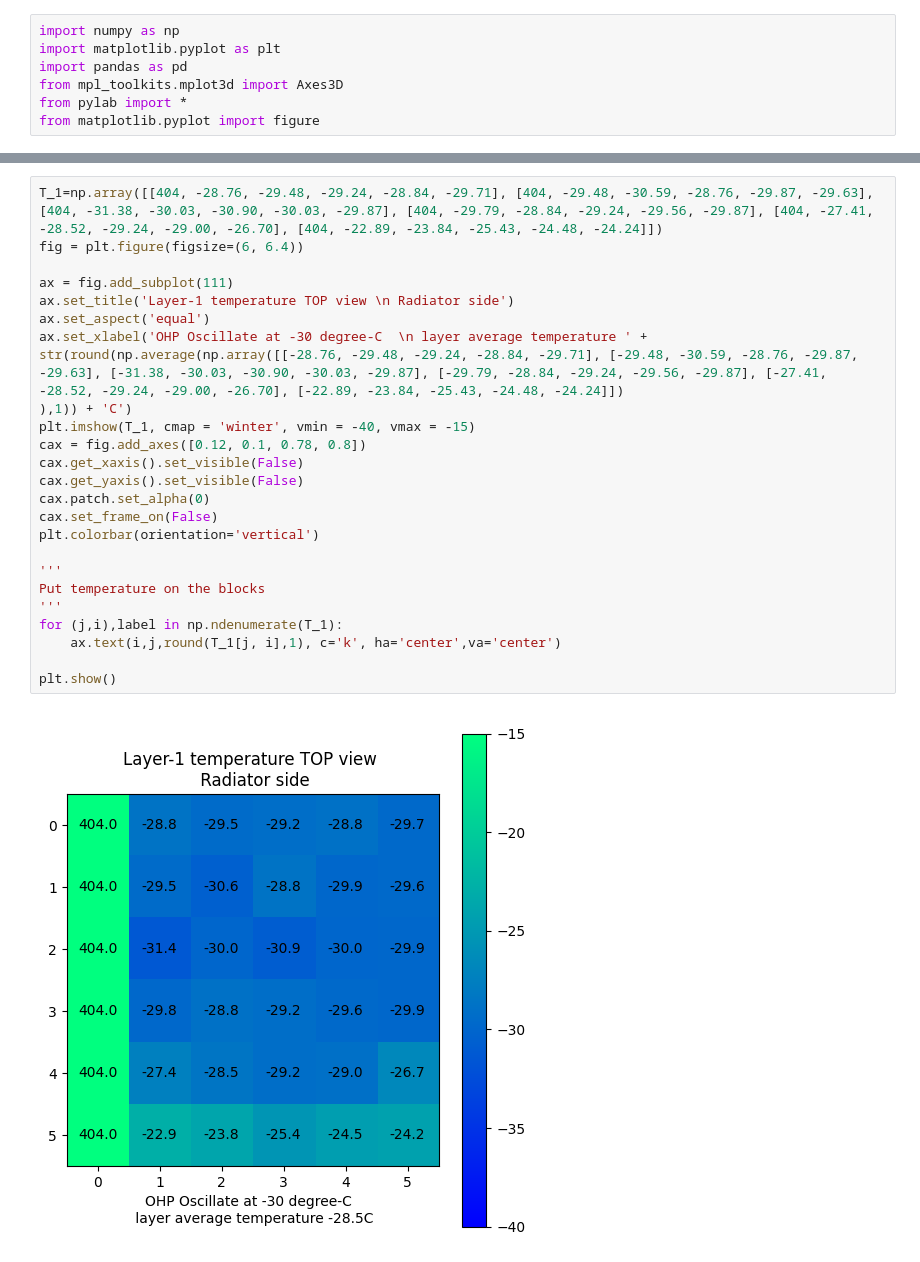
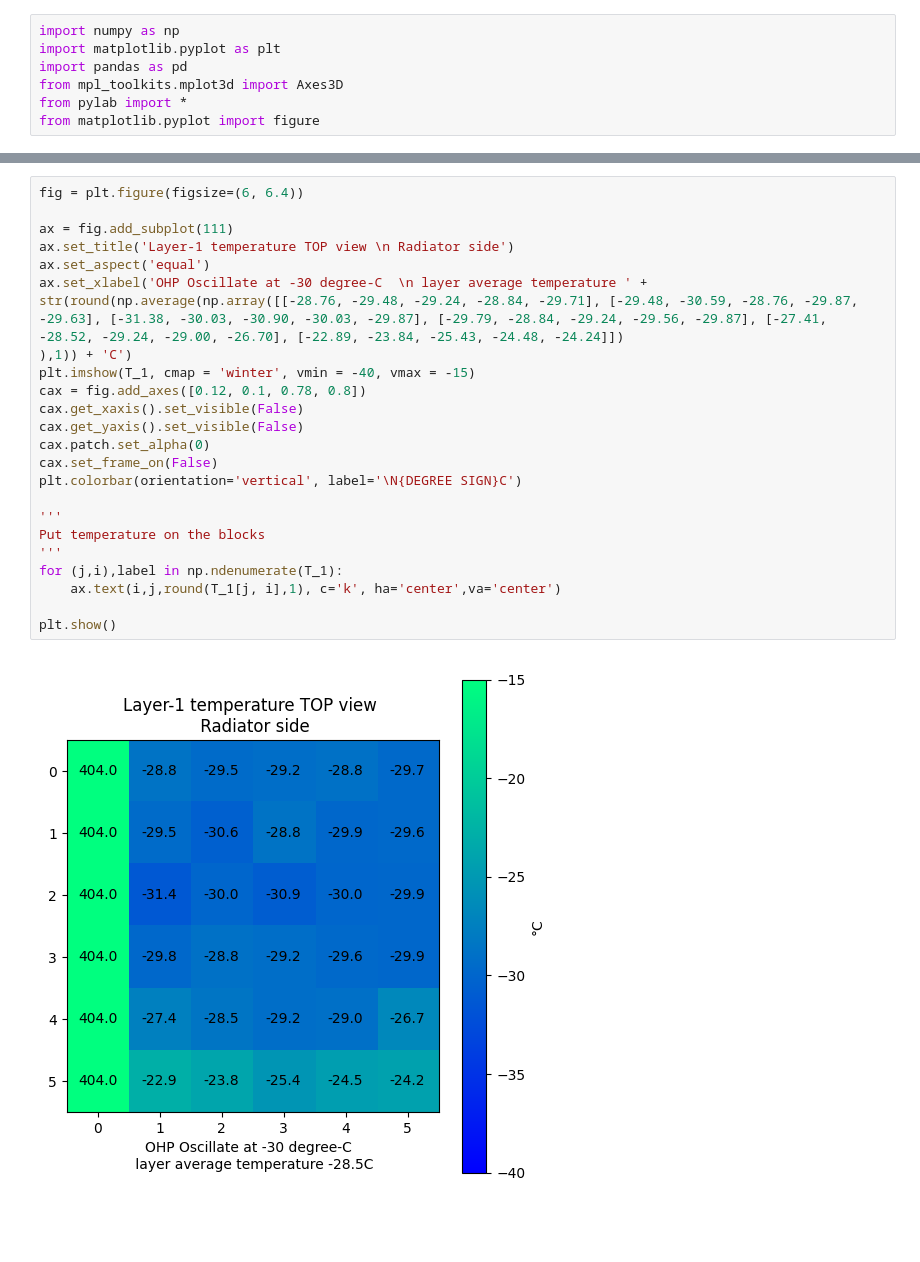
Before and after one commit to Eclipsedclaw/GAPS_thermal, a Jupyter notebook: tracker_temp.ipynb, the cells around one changed output, grey strips where cells are left out. Drawn from its saved outputs; the diff is of its cells as text; blank space fills up the shorter version.

```diff
--- a/tracker_temp.ipynb
+++ b/tracker_temp.ipynb
@@ -41,27 +91,26 @@ plt.show()
 # %%
-T_1=np.array([[404, -28.76, -29.48, -29.24, -28.84, -29.71], [404, -29.48, -30.59, -28.76, -29.87, -29.63], [404, -31.38, -30.03, -30.90, -30.03, -29.87], [404, -29.79, -28.84, -29.24, -29.56, -29.87], [404, -27.41, -28.52, -29.24, -29.00, -26.70], [404, -22.89, -23.84, -25.43, -24.48, -24.24]])
 fig = plt.figure(figsize=(6, 6.4))
 
 ax = fig.add_subplot(111)
 ax.set_title('Layer-1 temperature TOP view \n Radiator side')
 ax.set_aspect('equal')
 ax.set_xlabel('OHP Oscillate at -30 degree-C  \n layer average temperature ' + str(round(np.average(np.array([[-28.76, -29.48, -29.24, -28.84, -29.71], [-29.48, -30.59, -28.76, -29.87, -29.63], [-31.38, -30.03, -30.90, -30.03, -29.87], [-29.79, -28.84, -29.24, -29.56, -29.87], [-27.41, -28.52, -29.24, -29.00, -26.70], [-22.89, -23.84, -25.43, -24.48, -24.24]])
 ),1)) + 'C')
 plt.imshow(T_1, cmap = 'winter', vmin = -40, vmax = -15)
 cax = fig.add_axes([0.12, 0.1, 0.78, 0.8])
 cax.get_xaxis().set_visible(False)
 cax.get_yaxis().set_visible(False)
 cax.patch.set_alpha(0)
 cax.set_frame_on(False)
-plt.colorbar(orientation='vertical')
+plt.colorbar(orientation='vertical', label='\N{DEGREE SIGN}C')
 
 '''
 Put temperature on the blocks
 '''
 for (j,i),label in np.ndenumerate(T_1):
     ax.text(i,j,round(T_1[j, i],1), c='k', ha='center',va='center')
 
 plt.show()
 # %% [output]
-[figure, old version]
+[figure, new version]
 # %%
```
Also changed, not shown: parts of 14 cells of this notebook.
